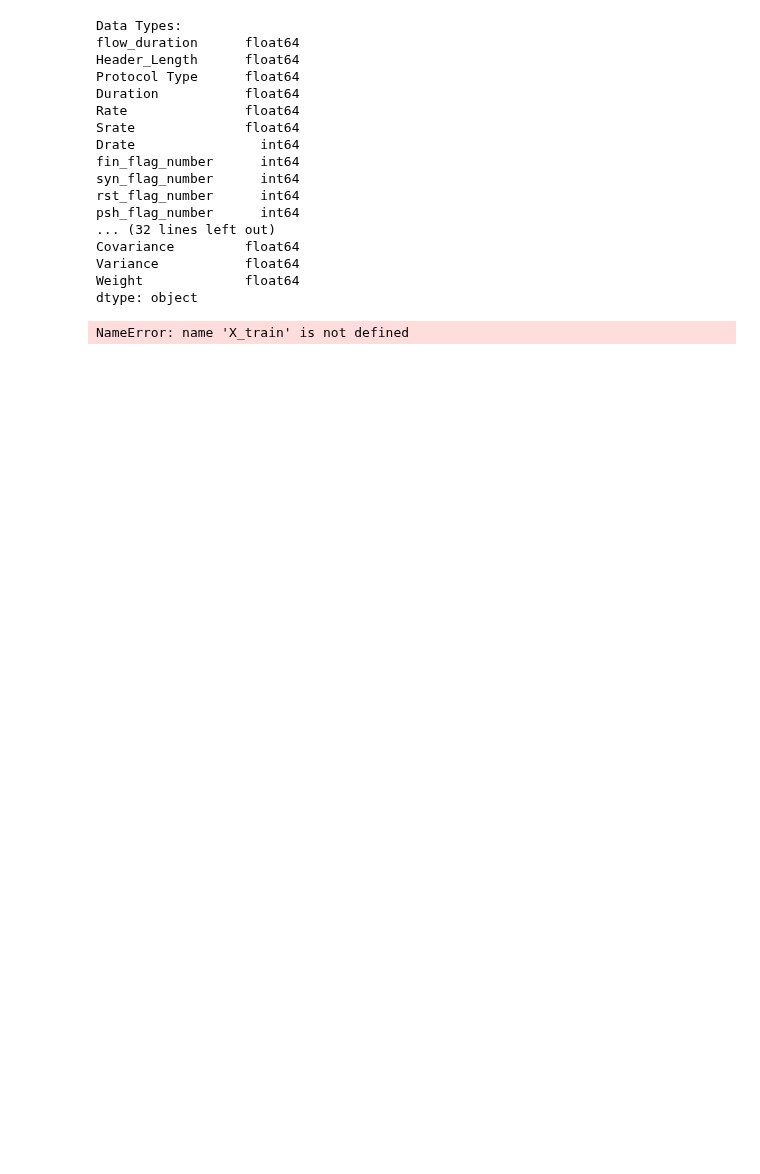
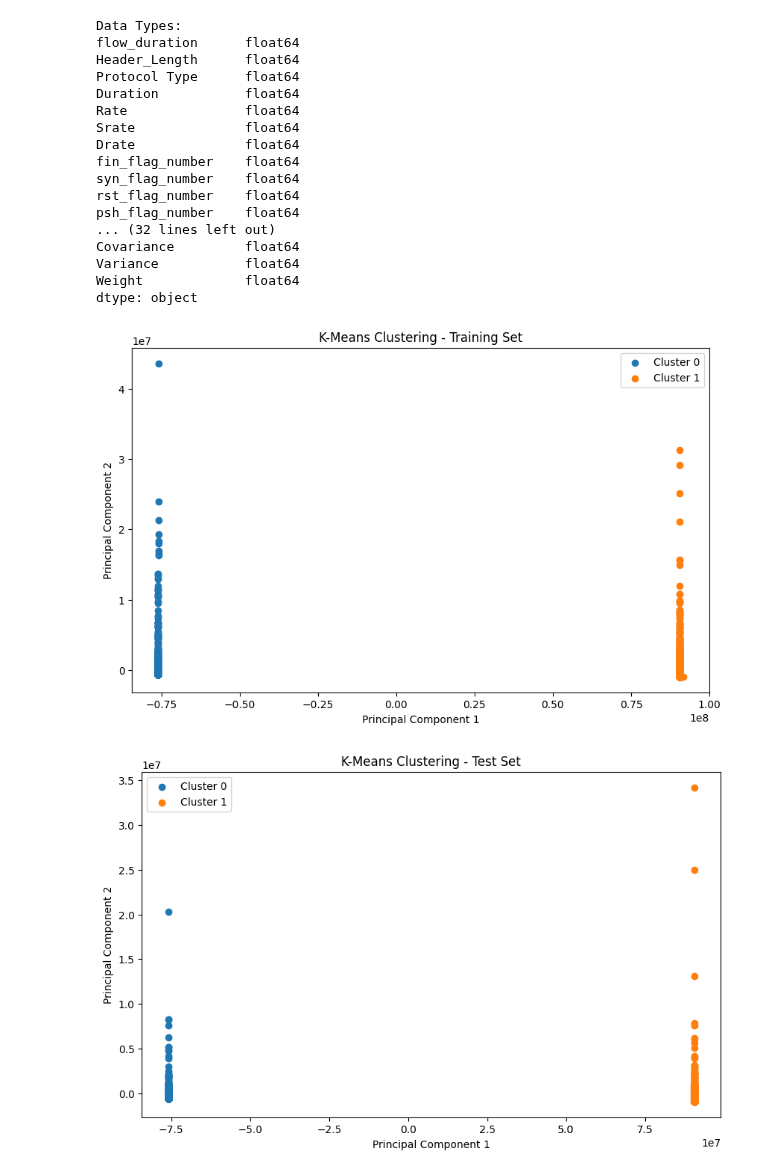
Before and after one commit to ML-Project-Team-5/Project_NetworkIDS, a Jupyter notebook: JUI_Kmeans.ipynb, the cells around one changed output. Saved outputs shown, nothing was run; the diff lists cells and outputs as text; code cells hidden in the pictures; blank space fills up the shorter version.

```diff
--- a/JUI_Kmeans.ipynb
+++ b/JUI_Kmeans.ipynb
@@ -7,10 +7,10 @@ import pandas as pd
 import numpy as np
 import matplotlib.pyplot as plt
 # %%
-test_unknown_data_path = './data/test_unknown_data.csv'
+test_unknown_data_path = './data/2_rf_test_unknown_data.csv'
 test_unknown_data = pd.read_csv(test_unknown_data_path)
 
-test_unknown_label_path = './data/test_unknown_label.csv'
+test_unknown_label_path = './data/2_rf_test_unknown_label.csv'
 test_unknown_label = pd.read_csv(test_unknown_label_path)
 # %%
 # Display column names
@@ -46,18 +46,73 @@ Protocol Type      float64
 Duration           float64
 Rate               float64
 Srate              float64
-Drate                int64
-fin_flag_number      int64
-syn_flag_number      int64
-rst_flag_number      int64
-psh_flag_number      int64
+Drate              float64
+fin_flag_number    float64
+syn_flag_number    float64
+rst_flag_number    float64
+psh_flag_number    float64
 ... (32 lines left out)
 Covariance         float64
 Variance           float64
 Weight             float64
 dtype: object
 # %%
-print("Number of rows in X_train:", X_train.shape[0])
-print("Number of rows in test_unknown_data:", test_unknown_data.shape[0])
+from sklearn.cluster import KMeans
+from sklearn.model_selection import train_test_split
+from sklearn.metrics import accuracy_score, normalized_mutual_info_score
+from sklearn.preprocessing import LabelEncoder
+from sklearn.decomposition import PCA
+import numpy as np
+
+X = test_unknown_data
+y = test_unknown_label
+
+# Assuming your data is in X and ground truth labels are in y
+# Split the data into training and testing sets
+X_train, X_test, y_train, y_test = train_test_split(X, y, test_size=0.2, random_state=42)
+
+# Encode the ground truth labels with handle_unknown='ignore'
+label_encoder = LabelEncoder()
+y_train_encoded = label_encoder.fit_transform(y_train)
+
+# Specify the number of clusters
+number_of_clusters = 2  # Adjust this based on your data
+
+# Apply k-means clustering on the training set
+kmeans = KMeans(n_clusters=number_of_clusters, random_state=42)
+train_predicted_labels = kmeans.fit_predict(X_train)
+
+# Apply the clustering model to the test set
+test_predicted_labels = kmeans.predict(X_test)
+
+# Visualize clusters using PCA for dimensionality reduction
+pca = PCA(n_components=2)
+X_train_reduced = pca.fit_transform(X_train)
+X_test_reduced = pca.transform(X_test)
+
+# Scatter plot for training set
+plt.figure(figsize=(10, 6))
+for cluster in range(number_of_clusters):
+    cluster_mask = (train_predicted_labels == cluster)
+    plt.scatter(X_train_reduced[cluster_mask, 0], X_train_reduced[cluster_mask, 1], label=f'Cluster {cluster}')
+
+plt.title('K-Means Clustering - Training Set')
+plt.xlabel('Principal Component 1')
+plt.ylabel('Principal Component 2')
+plt.legend()
+plt.show()
+
+# Scatter plot for test set
+plt.figure(figsize=(10, 6))
+for cluster in range(number_of_clusters):
+    cluster_mask = (test_predicted_labels == cluster)
+    plt.scatter(X_test_reduced[cluster_mask, 0], X_test_reduced[cluster_mask, 1], label=f'Cluster {cluster}')
+
+plt.title('K-Means Clustering - Test Set')
+plt.xlabel('Principal Component 1')
+plt.ylabel('Principal Component 2')
+plt.legend()
+plt.show()
 # %% [output]
-NameError: name 'X_train' is not defined
+[figure, added]
+[figure, added]
```
Also changed, not shown: parts of 2 cells of this notebook, 1 other file.
